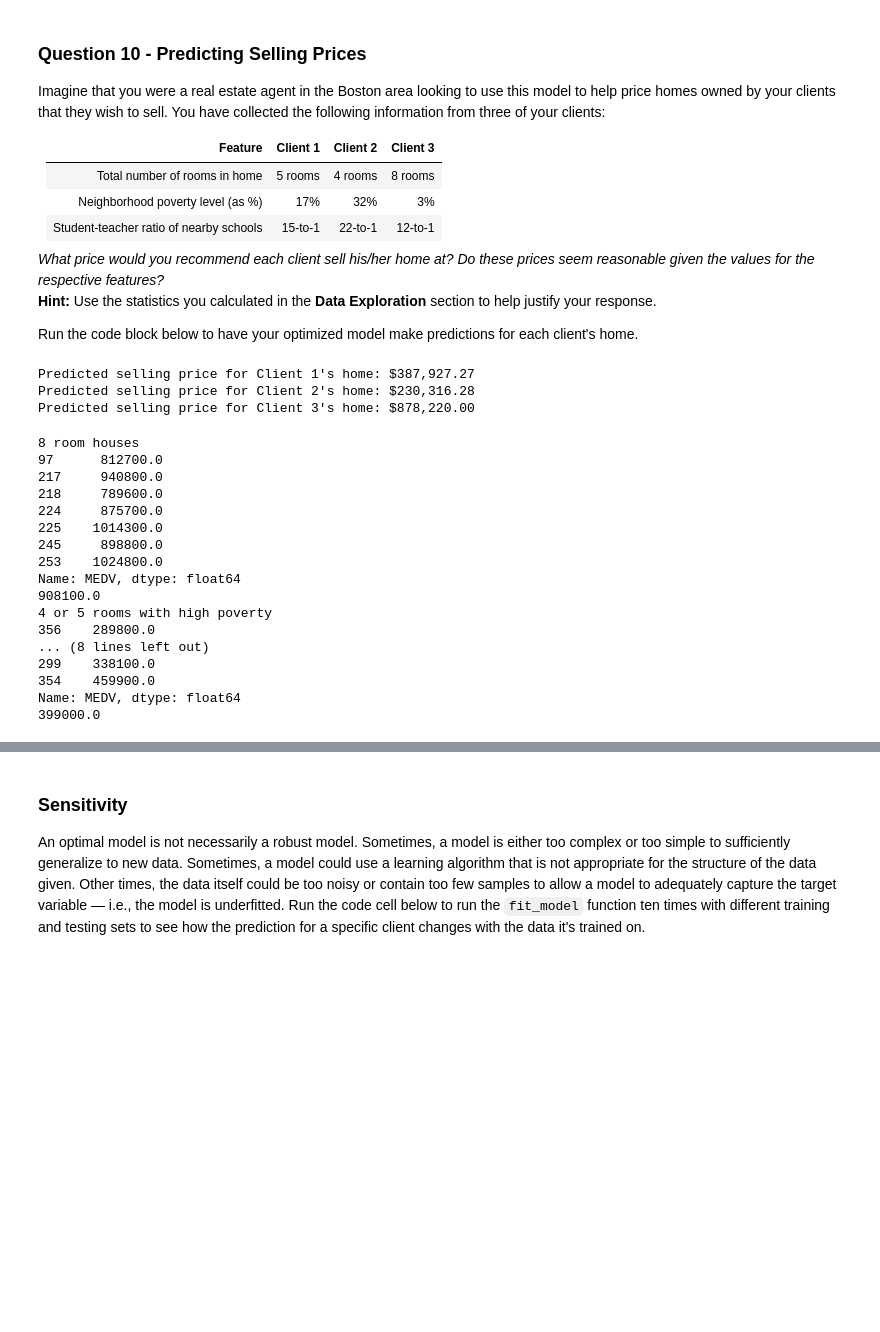
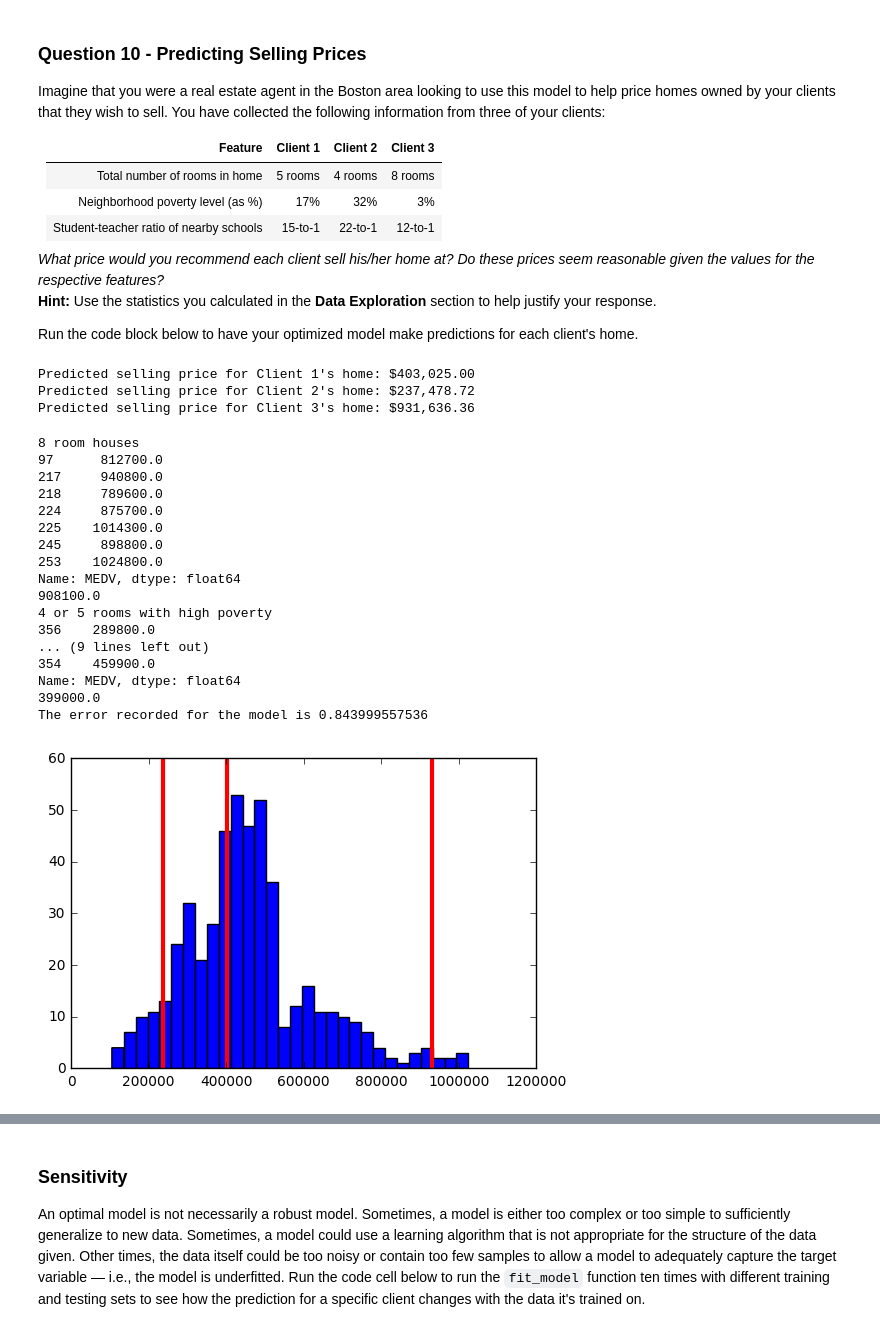
Before and after one commit to gitbran/machine-learning, a Jupyter notebook: projects/boston_housing/boston_housing.ipynb, the cells around one changed output, grey strips where cells are left out. Saved outputs shown, nothing was run; the diff lists cells and outputs as text; code cells hidden in the pictures; blank space fills up the shorter version.

```diff
--- a/projects/boston_housing/boston_housing.ipynb
+++ b/projects/boston_housing/boston_housing.ipynb
@@ -297,8 +305,9 @@ def fit_model(X, y):
     # TODO: Transform 'performance_metric' into a scoring function using 'make_scorer'
     scoring_fnc = make_scorer(performance_metric)
 
+    #FIXED: ADDED cv_sets
     # TODO: Create the grid search object
-    grid = GridSearchCV(regressor, param_grid = params, scoring = scoring_fnc)
+    grid = GridSearchCV(regressor, param_grid = params, scoring = scoring_fnc, cv = cv_sets)
 
     # Fit the grid search object to the data to compute the optimal model
     grid = grid.fit(X, y)
@@ -348,9 +357,9 @@ client_data = [[5, 17, 15], # Client 1
 for i, price in enumerate(reg.predict(client_data)):
     print "Predicted selling price for Client {}'s home: ${:,.2f}".format(i+1, price)
 # %% [output]
-Predicted selling price for Client 1's home: $387,927.27
-Predicted selling price for Client 2's home: $230,316.28
-Predicted selling price for Client 3's home: $878,220.00
+Predicted selling price for Client 1's home: $403,025.00
+Predicted selling price for Client 2's home: $237,478.72
+Predicted selling price for Client 3's home: $931,636.36
 # %%
 # Sanity check on data
 
@@ -363,33 +372,44 @@ print np.mean(prices[er_index])
 
 # Check 4/5 room houses with poverty > 30, poverty < 20
 fourfive_select = (features['RM'] > 4) & (features['RM'] < 5)
 fourfive = features.loc[fourfive_select]
 ff_highpov = fourfive[fourfive['LSTAT'] > 30]
 ff_lowpov = fourfive[fourfive['LSTAT'] < 20]
 
 print "4 or 5 rooms with high poverty"
 print prices[ff_highpov.index]
 print np.mean(prices[ff_highpov.index])
 
 print "4 or 5 rooms with low poverty"
 print prices[ff_lowpov.index]
 print np.mean(prices[ff_lowpov.index])
+
+#Check the error for the model:
+print "The error recorded for the model is {}".format(reg.score(X_test, y_test))
+
+#Lets plot histograms:
+
+plt.hist(prices, bins = 30)
+for price in reg.predict(client_data):
+    plt.axvline(price, c = 'r', lw = 3)
+    #Thanks for this code/insight! Very useful
 # %% [output]
 8 room houses
 97      812700.0
 217     940800.0
 218     789600.0
 224     875700.0
 225    1014300.0
 245     898800.0
 253    1024800.0
 Name: MEDV, dtype: float64
 908100.0
 4 or 5 rooms with high poverty
 356    289800.0
-... (8 lines left out)
-299    338100.0
+... (9 lines left out)
 354    459900.0
 Name: MEDV, dtype: float64
 399000.0
+The error recorded for the model is 0.843999557536
+[figure, added]
 # %% [markdown]
```
Also changed, not shown: parts of 8 cells of this notebook, 4 other files.
